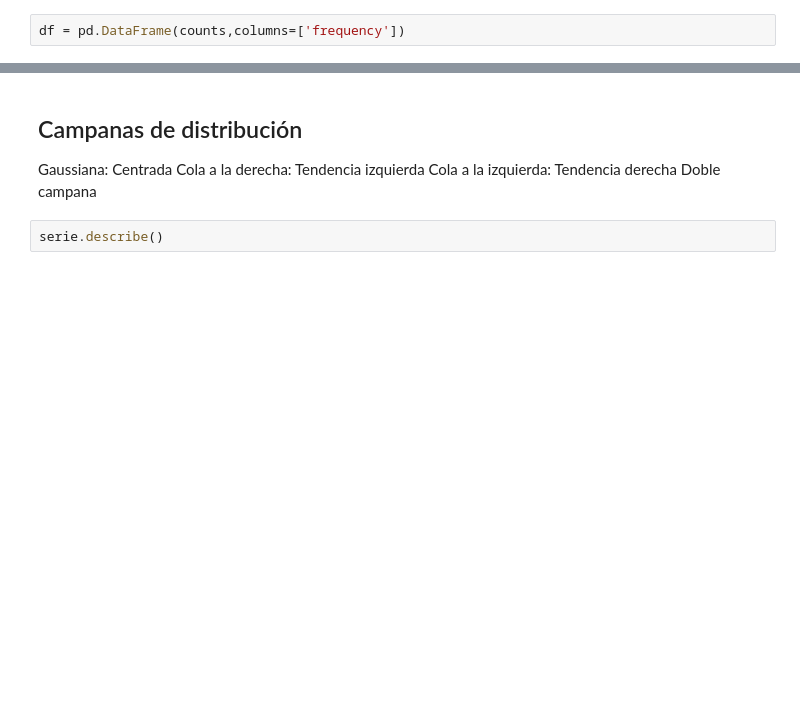
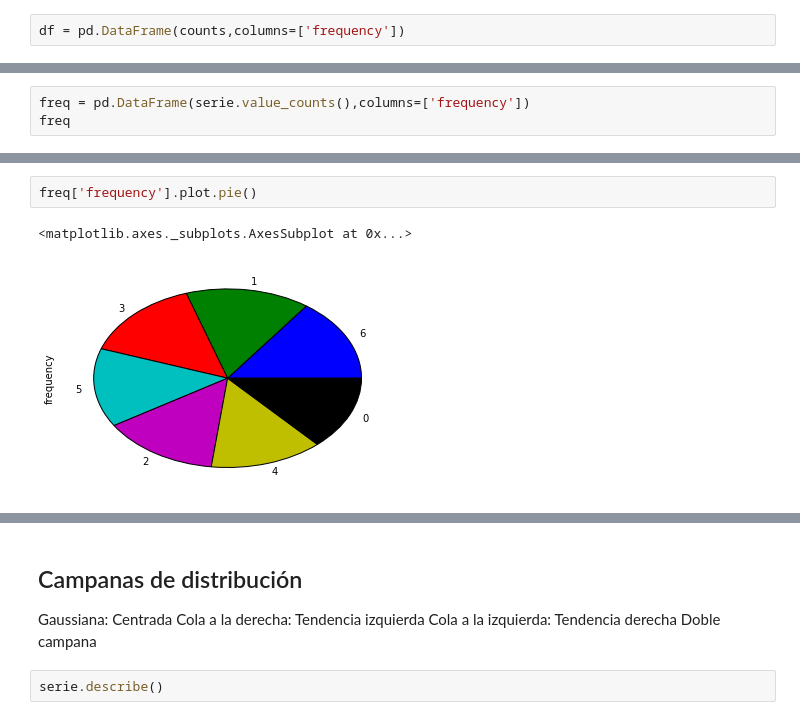
Before and after one commit to UniversidadDeGuanajuato/DataClubNotebooks, a Jupyter notebook: Estadistica.ipynb, the cells around one changed output, grey strips where cells are left out. Drawn from its saved outputs; the diff is of its cells as text; blank space fills up the shorter version.

```diff
--- a/Estadistica.ipynb
+++ b/Estadistica.ipynb
@@ -96,0 +110,3 @@ serie.plot.pie()
+# %%
+freq = pd.DataFrame(serie.value_counts(),columns=['frequency'])
+freq
@@ -97,3 +122,8 @@ serie.plot.pie()
+# %%
+freq['frequency'].plot.pie()
+# %% [output]
+<matplotlib.axes._subplots.AxesSubplot at 0x...>
+[figure, added]
 # %%
 serie.plot.bar()
 # %% [output]
```
Also changed, not shown: parts of 13 cells of this notebook.
